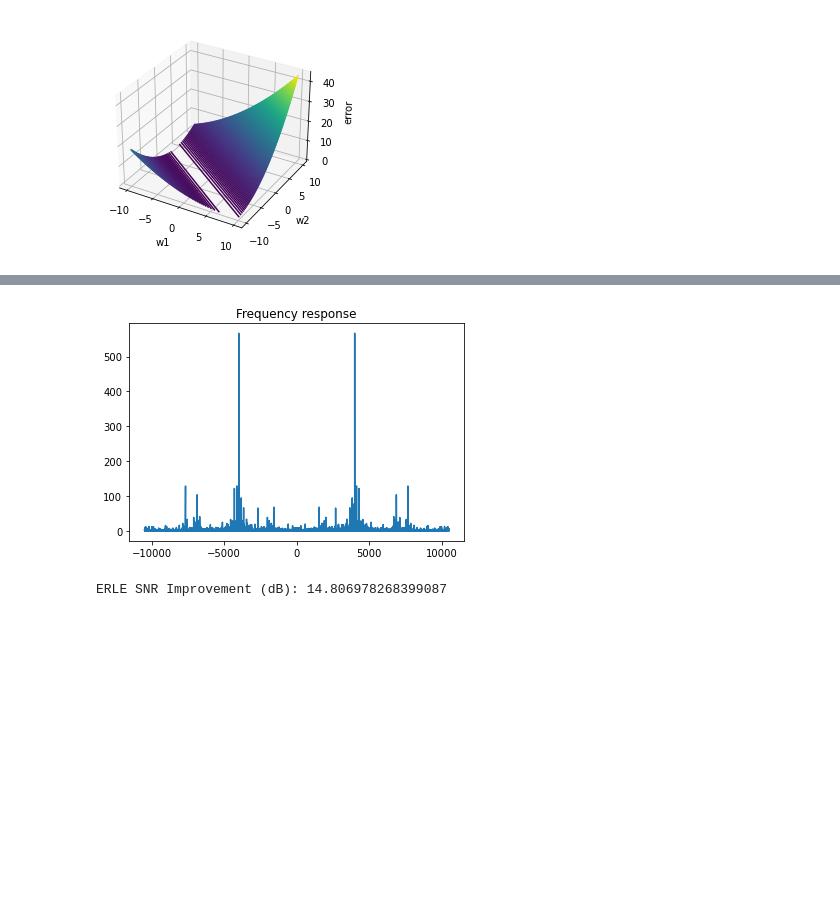
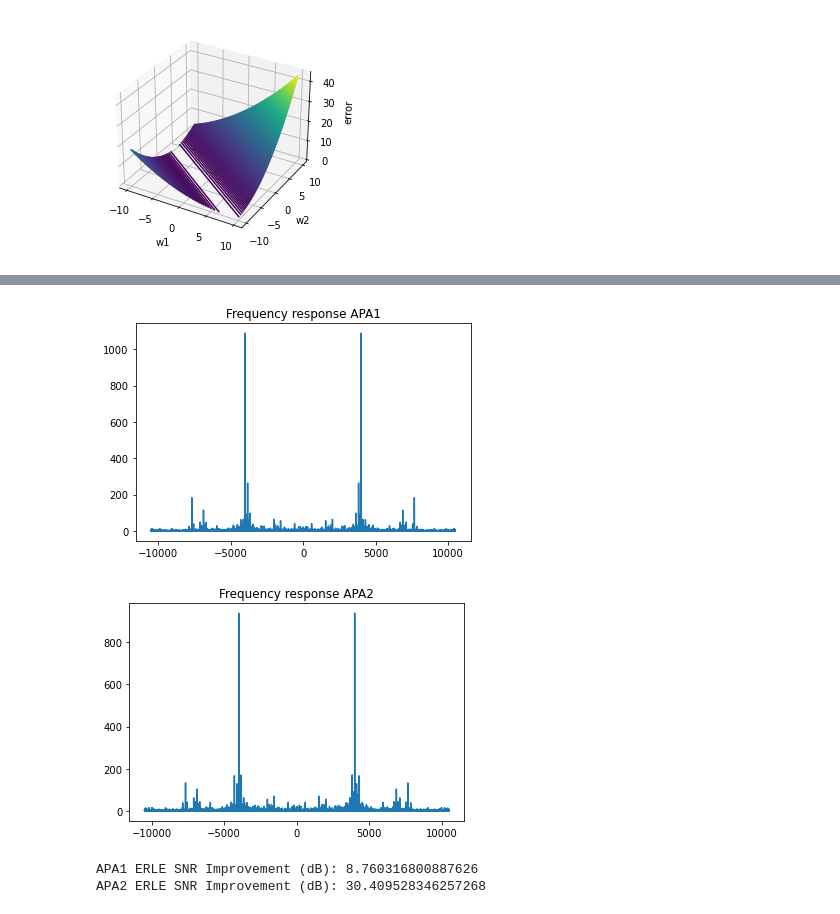
Before and after one commit to jcornell616/ML-for-time-series, a Jupyter notebook: Project1/Project1.ipynb, the cells around one changed output, grey strips where cells are left out. Saved outputs shown, nothing was run; the diff lists cells and outputs as text; code cells hidden in the pictures; blank space fills up the shorter version.

```diff
--- a/Project1/Project1.ipynb
+++ b/Project1/Project1.ipynb
@@ -128,10 +128,12 @@ d = np.array(speech.get('reference')[0])
 # %%
 # filter data
 K = 2
-L = 10
-mu = 0.002
+L = 1
+mu = 0.001
+eps = 1e-6
 size = np.size(x) - L - K
-w, w_traces, J, y = APA2(x, d, K, L, mu , 0.01)
+w, w_traces, J, y = APA1(x, d, K, L, mu)
+w2, w2_traces, J2, y2 = APA2(x, d, K, L, mu, eps)
 # %%
 # plot weights performace surface contour
 lag = math.floor(fs*1.5)
@@ -169,21 +182,33 @@ plt.show()
 # %%
 # estimate frequency response
 y_t = np.concatenate([np.zeros(L+K),y])
 d_freq = abs(np.fft.fft(d))
 y_freq = abs(np.fft.fft(y_t))
 H = y_freq / d_freq
 plt.plot(np.linspace(-math.floor(fs/2), math.floor(fs/2), 70000), H)
-plt.title("Frequency response")
+plt.title("Frequency response APA1")
 plt.show()
+
+y2_t = np.concatenate([np.zeros(L+K),y2])
+y2_freq = abs(np.fft.fft(y2_t))
+H2 = y2_freq / d_freq
+plt.plot(np.linspace(-math.floor(fs/2), math.floor(fs/2), 70000), H2)
+plt.title("Frequency response APA2")
+plt.show()
 # %% [output]
-[figure, old version]
+[figure, new version]
+[figure, added]
 # %%
 # estimate SNR using ERLE
 d_acf = np.correlate(d, d, mode='full')[0]
 y_acf = np.correlate(y, y, mode='full')[0]
-print("ERLE SNR Improvement (dB):", 10*math.log10(abs(d_acf / y_acf)))
+print("APA1 ERLE SNR Improvement (dB):", 10*math.log10(abs(d_acf / y_acf)))
+
+y2_acf = np.correlate(y2, y2, mode='full')[0]
+print("APA2 ERLE SNR Improvement (dB):", 10*math.log10(abs(d_acf / y2_acf)))
 # %% [output]
-ERLE SNR Improvement (dB): 14.806978268399087
+APA1 ERLE SNR Improvement (dB): 8.760316800887626
+APA2 ERLE SNR Improvement (dB): 30.409528346257268
 # %%
 # output audio
 Audio(y, rate=fs)
```
Also changed, not shown: parts of 18 cells of this notebook.
